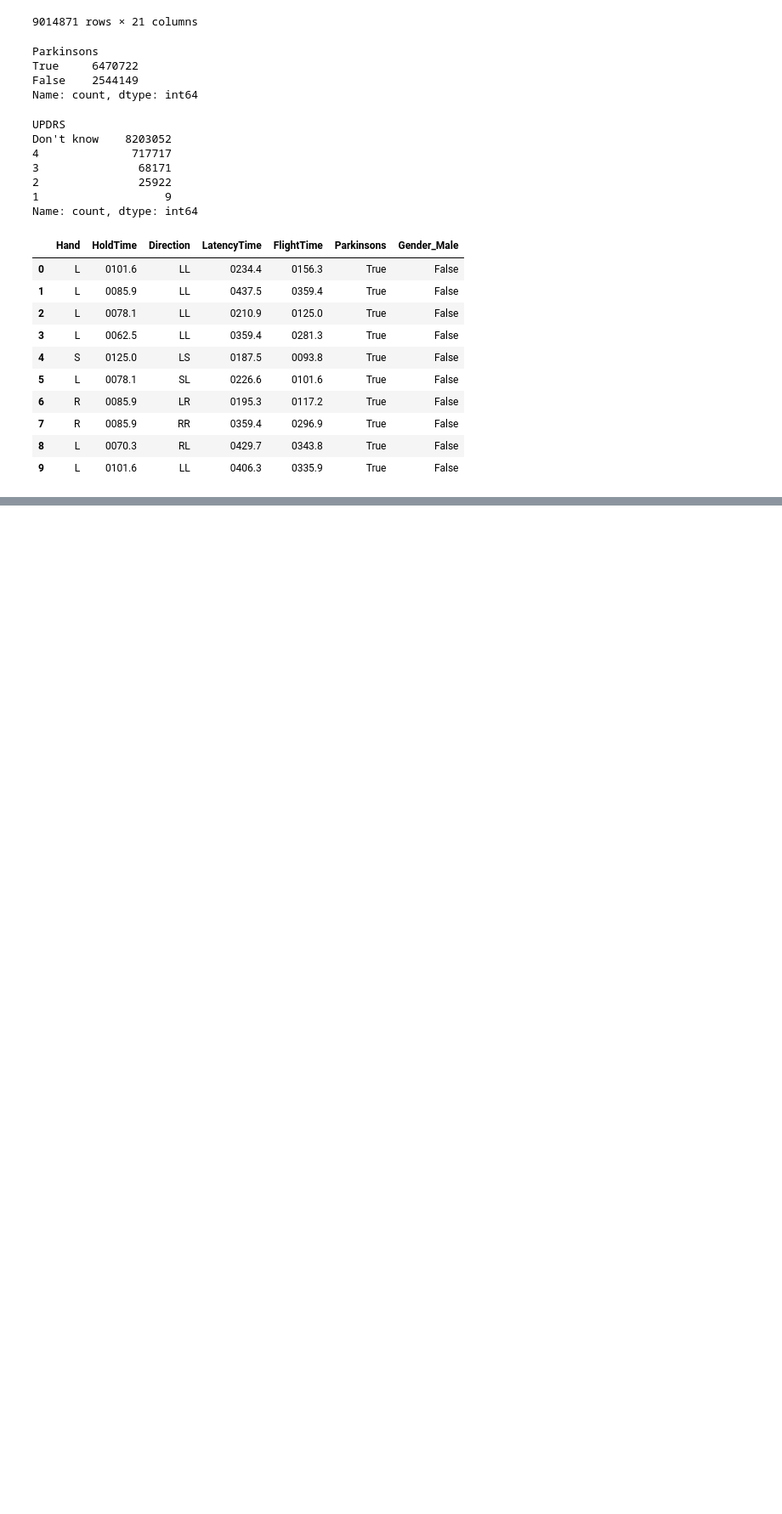
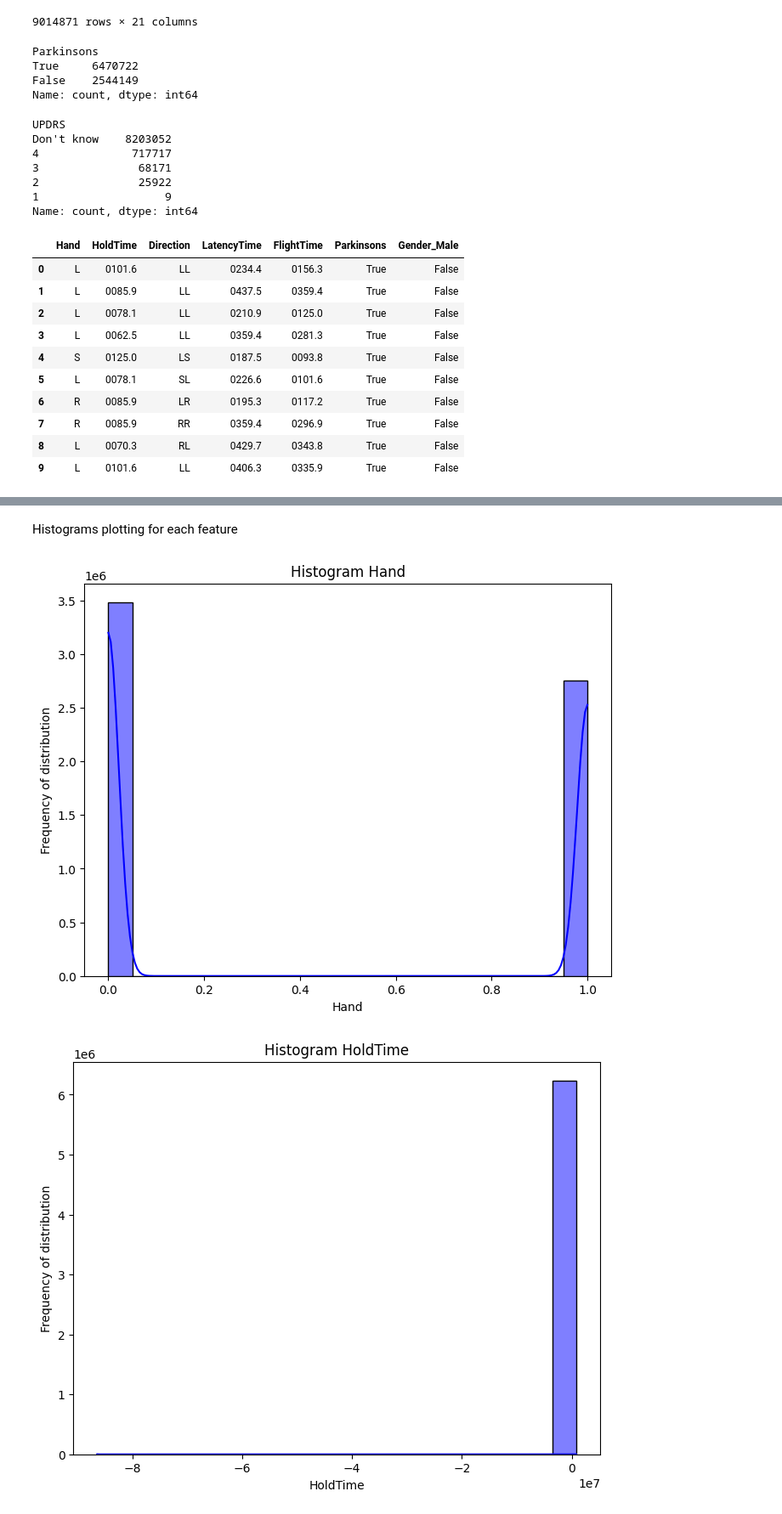
Before and after one commit to idranne/Columbia-DBMI-, a Jupyter notebook: Typing dataset/preprocessing.ipynb, the cells around one changed output, grey strips where cells are left out. Shown at 85% size. Drawn from its saved outputs; the diff is of its cells as text; code cells hidden in the pictures; blank space fills up the shorter version.

```diff
--- a/Typing dataset/preprocessing.ipynb
+++ b/Typing dataset/preprocessing.ipynb
@@ -245,0 +400,10 @@ df.to_csv("modeling.csv", index=False)
+# %%
+#Making sure everything is consistent one more time
+
+for col in df.columns:
+
+    print(col)
+
+    print()
+
+    print(df[col].unique())
@@ -245,0 +447,15 @@ df.to_csv("modeling.csv", index=False)
+# %% [markdown]
+Histograms plotting for each feature
+# %%
+#Looping over num_columns for histogram plot
+for col in num_columns:
+
+    plt.figure(figsize=(8,6))
+    sns.histplot(df[col], bins=20, kde=True, color="blue")
+    plt.title("Histogram" + " " + col)
+    plt.xlabel(col)
+    plt.ylabel("Frequency of distribution")
+    plt.show()
+# %% [output]
+[figure, added]
+[figure, added]
```
Also changed, not shown: parts of 34 cells of this notebook, 3 other files.
